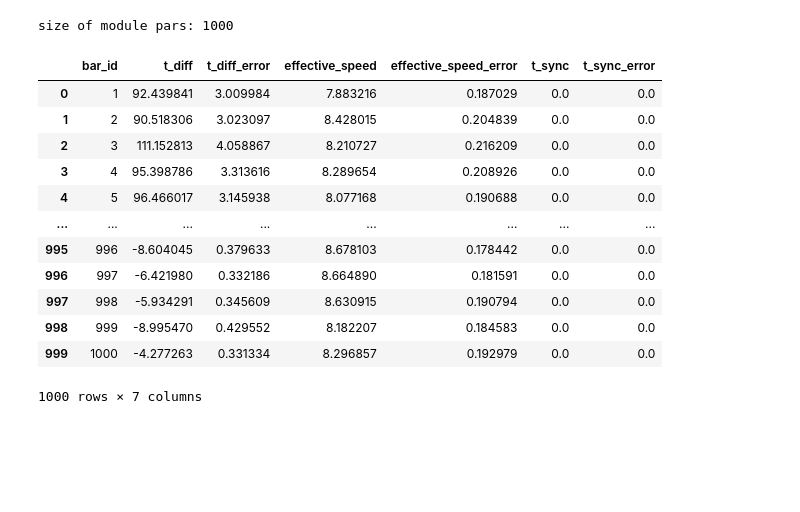
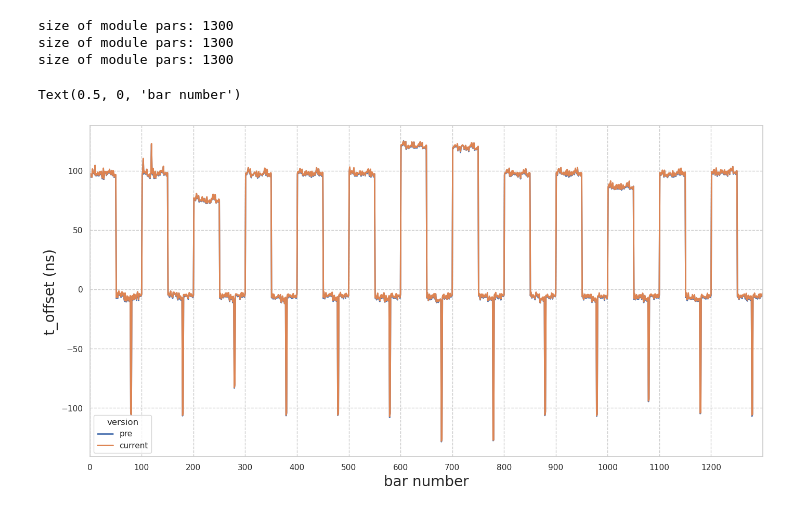
Before and after one commit to YanzhaoW/r3b_jupyter, a Jupyter notebook: calibration/millepede.ipynb, the cells around one changed output. Drawn from its saved outputs; the diff is of its cells as text; code cells hidden in the pictures; blank space fills up the shorter version.

```diff
--- a/calibration/millepede.ipynb
+++ b/calibration/millepede.ipynb
@@ -16,23 +21,32 @@ sns.set_theme(rc={'figure.figsize':(20.7,8.27)})
 # %%
-filename = "/lustre/r3b/ywang/calibration/s515/run49x/millepede/cal.par.root"
+# filename = "/lustre/r3b/ywang/calibration/s515/run49x/millepede/cal.par.root"
+filename = "/lustre/r3b/ywang/archive/millepede/cal.par.millepede.070724.root"
 root_file = ROOT.TFile(filename, "read")
-data_frame = to_data_frame(root_file)
+data_frame_pede = to_data_frame(root_file, 0)
+data_frame_hist = to_data_frame(root_file, -1)
+
+filename_old = "/lustre/r3b/ywang/archive/millepede/cal.par.current.070724.root"
+root_file_old = ROOT.TFile(filename_old, "read")
+data_frame_current = to_data_frame(root_file_old, 0)
+data_frame_current["effective_speed"] *= -2
 # %% [output]
-size of module pars: 1000
+size of module pars: 1300
+size of module pars: 1300
+size of module pars: 1300
 # %%
-data_frame
+data_frame_pede["version"] = "millepede"
+data_frame_hist["version"] = "pre"
+data_frame_current["version"] = "current"
+data_frame = pd.concat([data_frame_hist, data_frame_pede, data_frame_current], ignore_index=True)
-# %% [output]
-|  | bar_id | t_diff | t_diff_error | effective_speed | effective_speed_error | t_sync | t_sync_error |
-| 0 | 1 | 92.439841 | 3.009984 | 7.883216 | 0.187029 | 0.0 | 0.0 |
-| 1 | 2 | 90.518306 | 3.023097 | 8.428015 | 0.204839 | 0.0 | 0.0 |
-| 2 | 3 | 111.152813 | 4.058867 | 8.210727 | 0.216209 | 0.0 | 0.0 |
-| 3 | 4 | 95.398786 | 3.313616 | 8.289654 | 0.208926 | 0.0 | 0.0 |
-| 4 | 5 | 96.466017 | 3.145938 | 8.077168 | 0.190688 | 0.0 | 0.0 |
-| ... | ... | ... | ... | ... | ... | ... | ... |
-| 995 | 996 | -8.604045 | 0.379633 | 8.678103 | 0.178442 | 0.0 | 0.0 |
-| 996 | 997 | -6.421980 | 0.332186 | 8.664890 | 0.181591 | 0.0 | 0.0 |
-| 997 | 998 | -5.934291 | 0.345609 | 8.630915 | 0.190794 | 0.0 | 0.0 |
-| 998 | 999 | -8.995470 | 0.429552 | 8.182207 | 0.184583 | 0.0 | 0.0 |
-| 999 | 1000 | -4.277263 | 0.331334 | 8.296857 | 0.192979 | 0.0 | 0.0 |
-1000 rows × 7 columns
+# %%
+# g = sns.lineplot(data = data_frame, x = "bar_id", y = "t_diff", hue = "version", linewidth = 1)
+g = sns.lineplot(data = data_frame[(data_frame["version"] == "pre") | (data_frame["version"] == "current")], x = "bar_id", y = "t_diff", linewidth = 2, hue = "version")
+x_min = 0
+x_max = 1300
+g.set(xlim = (x_min, x_max), xticks = (range(x_min, x_max, 100)));
+g.set_ylabel("t_offset (ns)", fontsize = 20)
+g.set_xlabel("bar number", fontsize = 20)
+# %% [output]
+Text(0.5, 0, 'bar number')
+[figure, added]
 # %%
```
Also changed, not shown: parts of 11 cells of this notebook, 4 other files.
